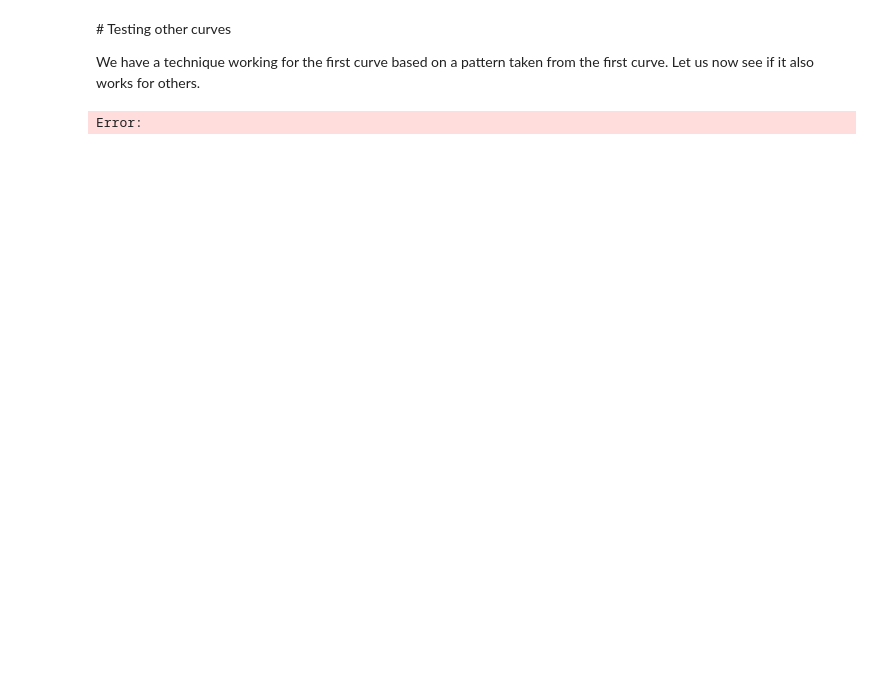
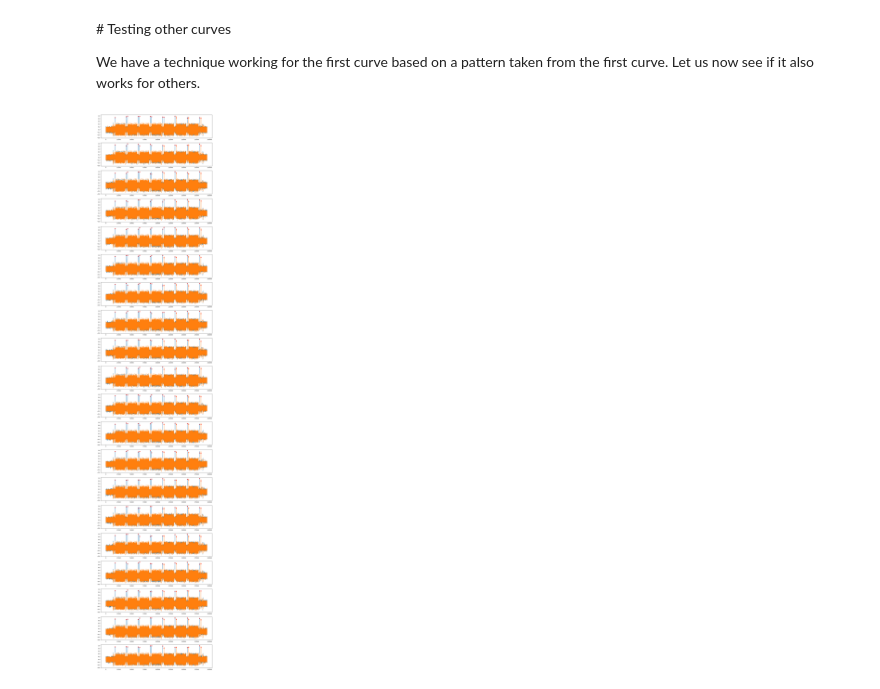
Before and after one commit to Bolster2k/sca-bike, a Jupyter notebook: Outer-Iterations Detection (C implementation).ipynb, the cells around one changed output. Saved outputs shown, nothing was run; the diff lists cells and outputs as text; code cells hidden in the pictures; blank space fills up the shorter version.

```diff
--- a/Outer-Iterations Detection (C implementation).ipynb
+++ b/Outer-Iterations Detection (C implementation).ipynb
@@ -315,13 +308,17 @@ def detect_peaks(correlation, threshold=0.85, min_gap=2500, keep='max'):
 # %%
 outer_iterations_bounds = []
 fig, axes = plt.subplots(len(curves),1,figsize=(16,4*len(curves)))
 for i, curve in enumerate(curves):
     pcc = pearson_xcorr(pre_proc(curve),dec_pattern)
-    res = detect_peaks(pcc, threshold=0.96)
-    outer_iterations_bounds.append(res)
+    pcc2 = pearson_xcorr(pre_proc(curve),dec_pattern_bis)
+    (res, res2) = detect_peaks(pcc, pcc2)
+    res_tot = np.sort(np.concatenate((res, res2)))
+    outer_iterations_bounds.append(res_tot)
     axes[i].plot(pcc)
+    axes[i].plot(pcc2)
     axes[i].scatter(res,[pcc[r] for r in res],color='red')
+    axes[i].scatter(res2,[pcc2[r] for r in res2],color='red')
 plt.show()
 np.save(os.path.join(tmp_directory,'outer_iterations_bounds.npy'),decimation*np.array(outer_iterations_bounds))
 # %% [output]
-Error:
+[figure, added]
```
Also changed, not shown: parts of 10 cells of this notebook.
